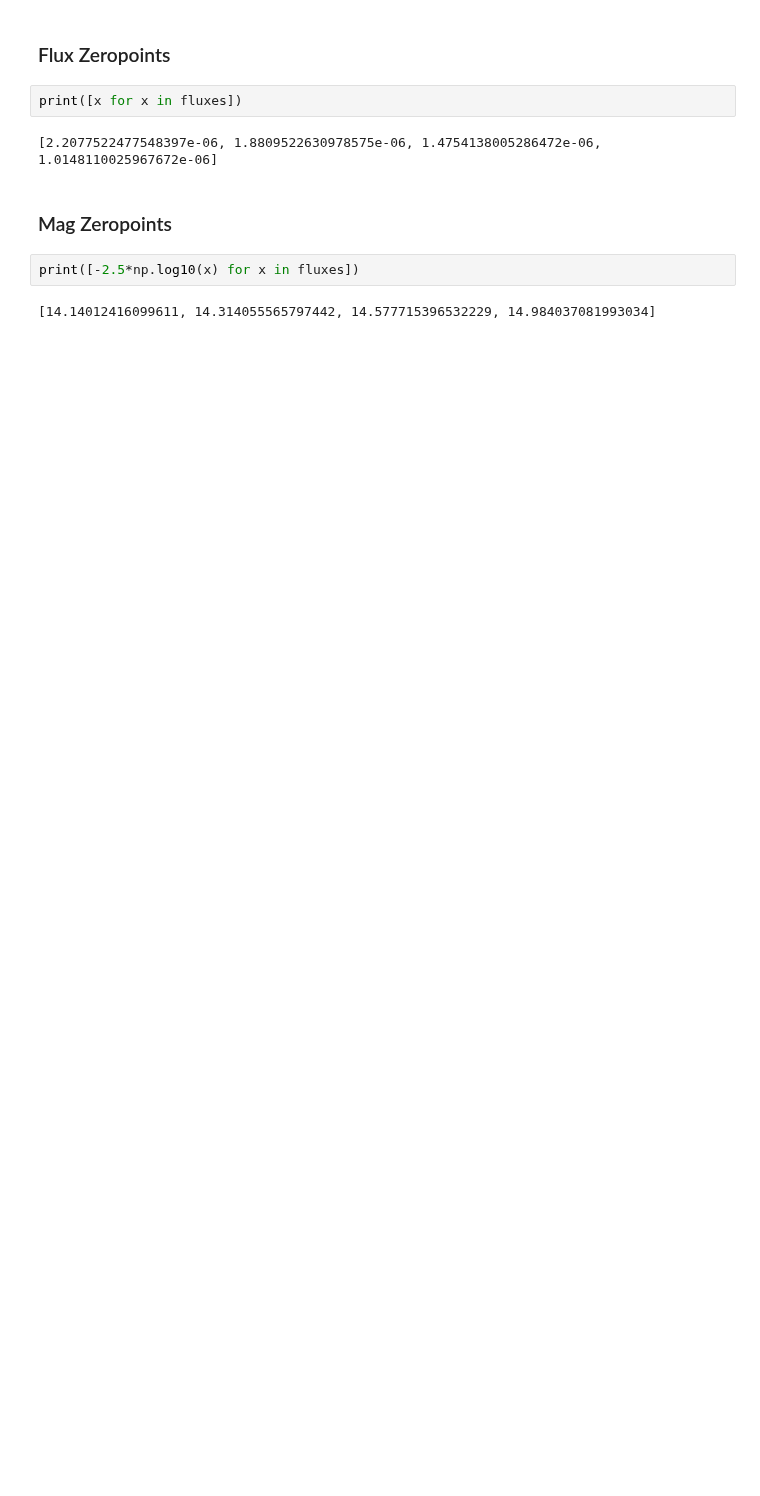
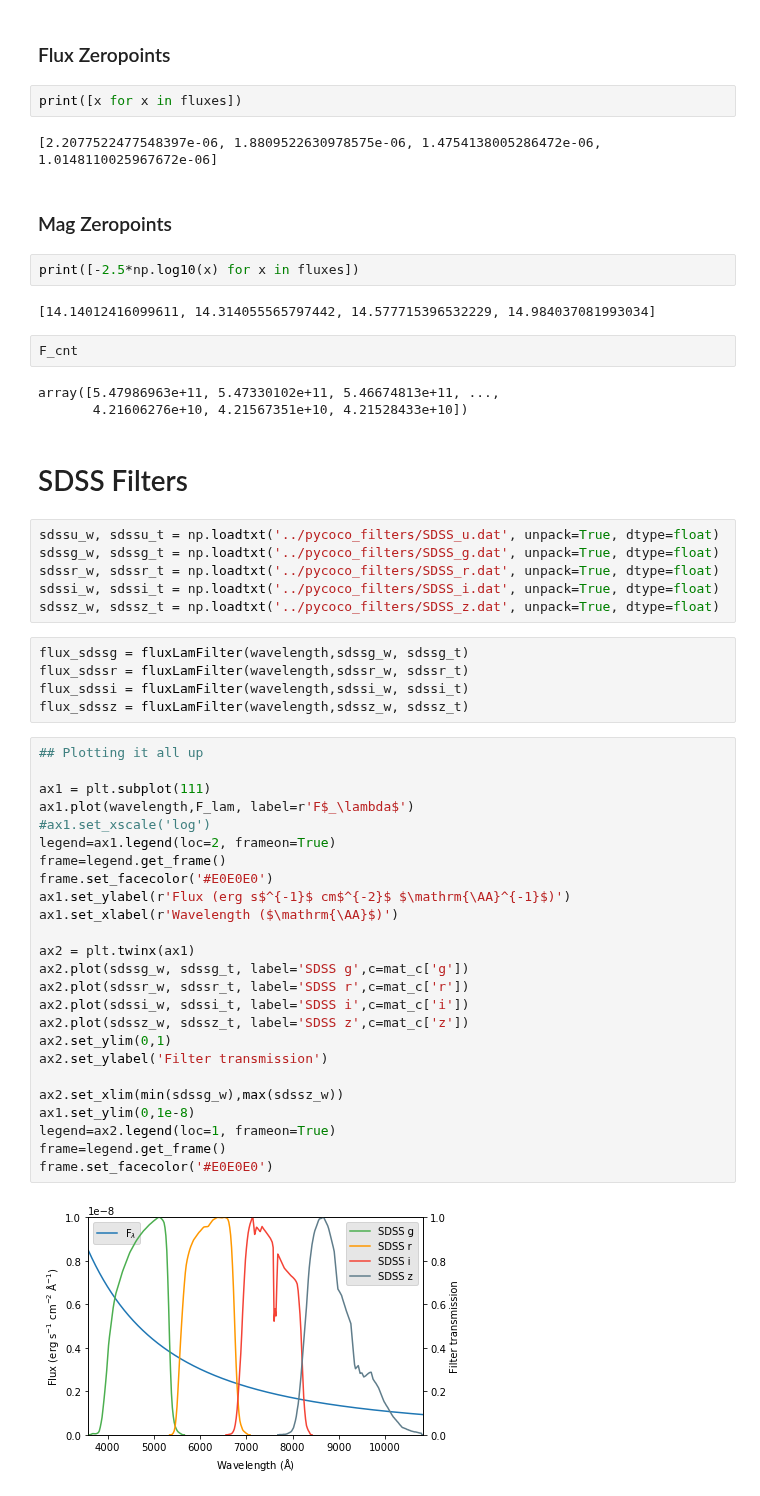
Before and after one commit to chrisfrohmaier/what_the_flux, a Jupyter notebook: Fluxes_and_AB.ipynb, the cells around one changed output. Cells and saved outputs as stored; diff of their text form; blank space fills up the shorter version.

```diff
--- a/Fluxes_and_AB.ipynb
+++ b/Fluxes_and_AB.ipynb
@@ -185,3 +234,48 @@ print([x for x in fluxes])
 print([-2.5*np.log10(x) for x in fluxes])
 # %% [output]
 [14.14012416099611, 14.314055565797442, 14.577715396532229, 14.984037081993034]
+# %%
+F_cnt
+# %% [output]
+array([5.47986963e+11, 5.47330102e+11, 5.46674813e+11, ...,
+       4.21606276e+10, 4.21567351e+10, 4.21528433e+10])
+# %% [markdown]
+# SDSS Filters
+# %%
+sdssu_w, sdssu_t = np.loadtxt('../pycoco_filters/SDSS_u.dat', unpack=True, dtype=float)
+sdssg_w, sdssg_t = np.loadtxt('../pycoco_filters/SDSS_g.dat', unpack=True, dtype=float)
+sdssr_w, sdssr_t = np.loadtxt('../pycoco_filters/SDSS_r.dat', unpack=True, dtype=float)
+sdssi_w, sdssi_t = np.loadtxt('../pycoco_filters/SDSS_i.dat', unpack=True, dtype=float)
+sdssz_w, sdssz_t = np.loadtxt('../pycoco_filters/SDSS_z.dat', unpack=True, dtype=float)
+# %%
+flux_sdssg = fluxLamFilter(wavelength,sdssg_w, sdssg_t)
+flux_sdssr = fluxLamFilter(wavelength,sdssr_w, sdssr_t)
+flux_sdssi = fluxLamFilter(wavelength,sdssi_w, sdssi_t)
+flux_sdssz = fluxLamFilter(wavelength,sdssz_w, sdssz_t)
+# %%
+## Plotting it all up
+
+ax1 = plt.subplot(111)
+ax1.plot(wavelength,F_lam, label=r'F$_\lambda$')
+#ax1.set_xscale('log')
+legend=ax1.legend(loc=2, frameon=True)
+frame=legend.get_frame()
+frame.set_facecolor('#E0E0E0')
+ax1.set_ylabel(r'Flux (erg s$^{-1}$ cm$^{-2}$ $\mathrm{\AA}^{-1}$)')
+ax1.set_xlabel(r'Wavelength ($\mathrm{\AA}$)')
+
+ax2 = plt.twinx(ax1)
+ax2.plot(sdssg_w, sdssg_t, label='SDSS g',c=mat_c['g'])
+ax2.plot(sdssr_w, sdssr_t, label='SDSS r',c=mat_c['r'])
+ax2.plot(sdssi_w, sdssi_t, label='SDSS i',c=mat_c['i'])
+ax2.plot(sdssz_w, sdssz_t, label='SDSS z',c=mat_c['z'])
+ax2.set_ylim(0,1)
+ax2.set_ylabel('Filter transmission')
+
+ax2.set_xlim(min(sdssg_w),max(sdssz_w))
+ax1.set_ylim(0,1e-8)
+legend=ax2.legend(loc=1, frameon=True)
+frame=legend.get_frame()
+frame.set_facecolor('#E0E0E0')
+# %% [output]
+[figure, added]
```
Also changed, not shown: parts of 69 cells of this notebook.
